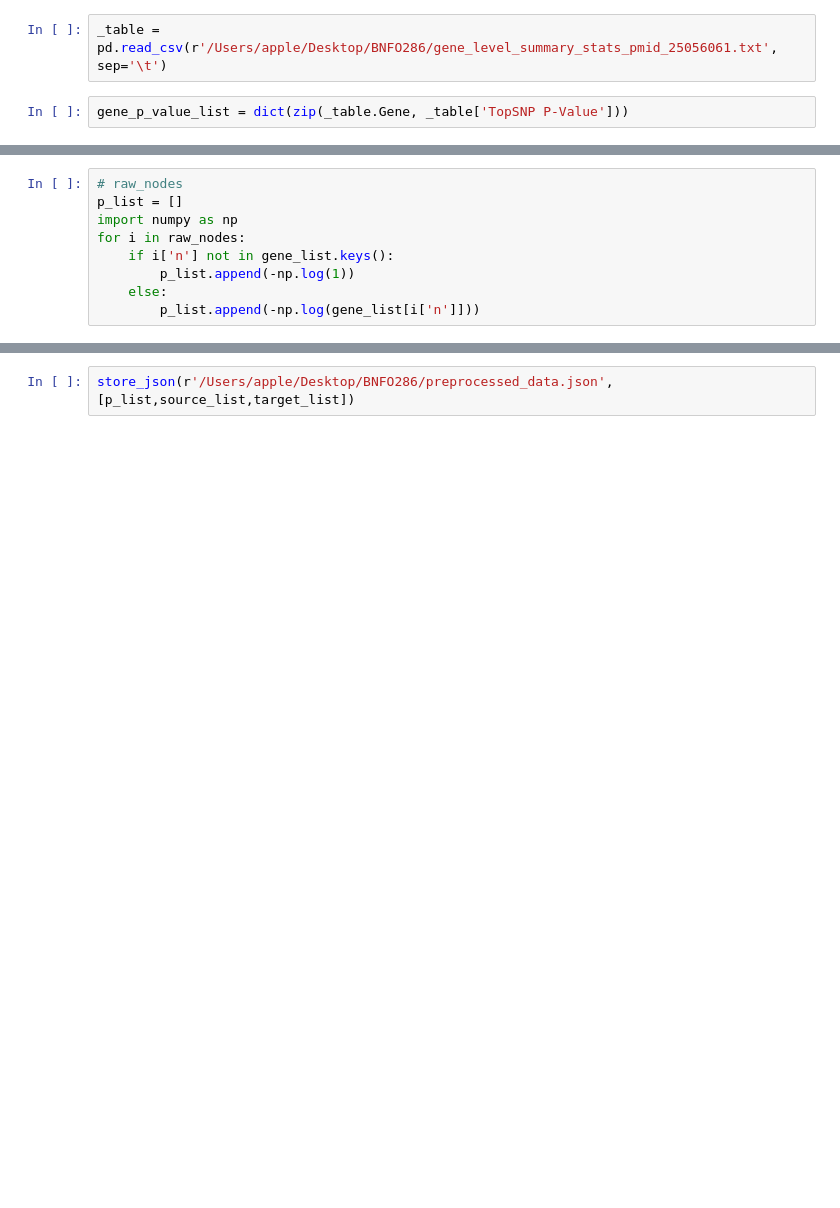
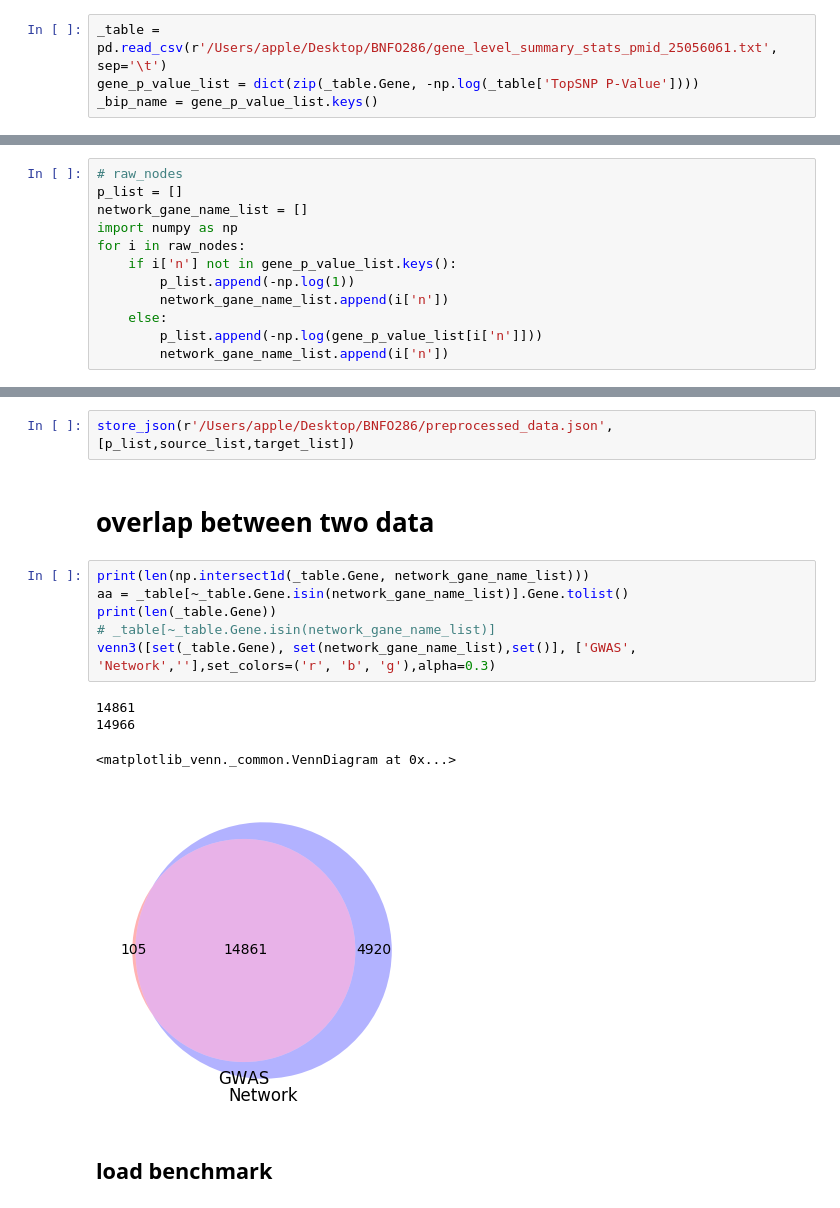
Before and after one commit to bobaoai/BNFO286_Project, a Jupyter notebook: bnfo_project.ipynb, the cells around one changed output, grey strips where cells are left out. Saved outputs shown, nothing was run; the diff lists cells and outputs as text; blank space fills up the shorter version.

```diff
--- a/bnfo_project.ipynb
+++ b/bnfo_project.ipynb
@@ -12,5 +18,5 @@ def load_json(address):
         return json.load(f)
 # %%
 _table = pd.read_csv(r'/Users/apple/Desktop/BNFO286/gene_level_summary_stats_pmid_25056061.txt', sep='\t')
+gene_p_value_list = dict(zip(_table.Gene, -np.log(_table['TopSNP P-Value'])))
+_bip_name = gene_p_value_list.keys()
-# %%
-gene_p_value_list = dict(zip(_table.Gene, _table['TopSNP P-Value']))
@@ -43,12 +32,15 @@ raw_edges = tmp[8]['edges']
 # %%
 # raw_nodes
 p_list = []
+network_gane_name_list = []
 import numpy as np
 for i in raw_nodes:
-    if i['n'] not in gene_list.keys():
+    if i['n'] not in gene_p_value_list.keys():
         p_list.append(-np.log(1))
+        network_gane_name_list.append(i['n'])
     else:
-        p_list.append(-np.log(gene_list[i['n']]))
+        p_list.append(-np.log(gene_p_value_list[i['n']]))
+        network_gane_name_list.append(i['n'])
 # %%
 source_list = []
 target_list =[]
@@ -65,3 +57,18 @@ print(target_list[:10])
 [1, 0, 2, 0, 6239, 0, 7486, 0, 6851, 0]
 # %%
 store_json(r'/Users/apple/Desktop/BNFO286/preprocessed_data.json',[p_list,source_list,target_list])
+# %% [markdown]
+# overlap between two data
+# %%
+print(len(np.intersect1d(_table.Gene, network_gane_name_list)))
+aa = _table[~_table.Gene.isin(network_gane_name_list)].Gene.tolist()
+print(len(_table.Gene))
+# _table[~_table.Gene.isin(network_gane_name_list)]
+venn3([set(_table.Gene), set(network_gane_name_list),set()], ['GWAS', 'Network',''],set_colors=('r', 'b', 'g'),alpha=0.3)
+# %% [output]
+14861
+14966
+<matplotlib_venn._common.VennDiagram at 0x...>
+[figure, added]
+# %% [markdown]
+## load benchmark
```
Also changed, not shown: parts of 20 cells of this notebook, 5 other files.
